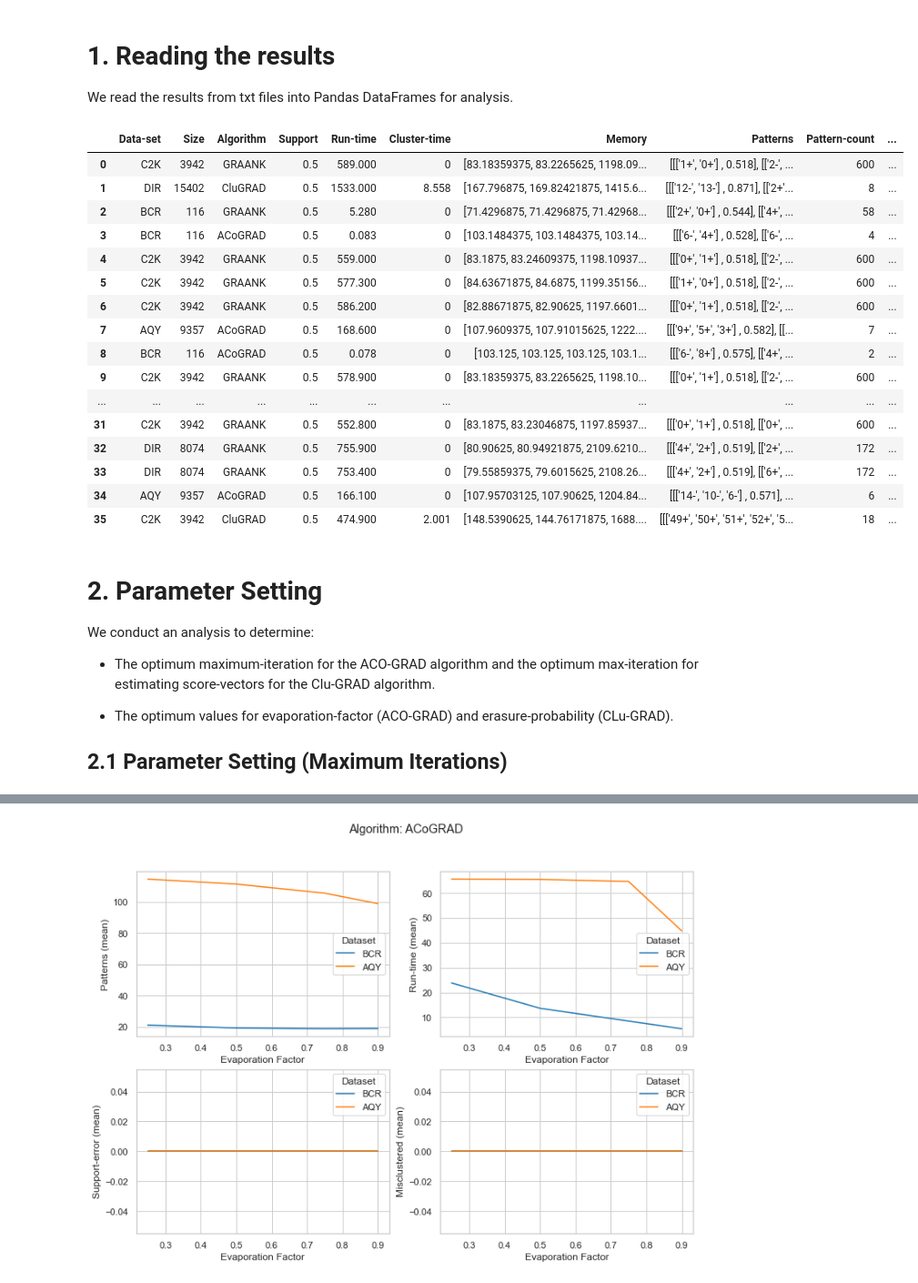
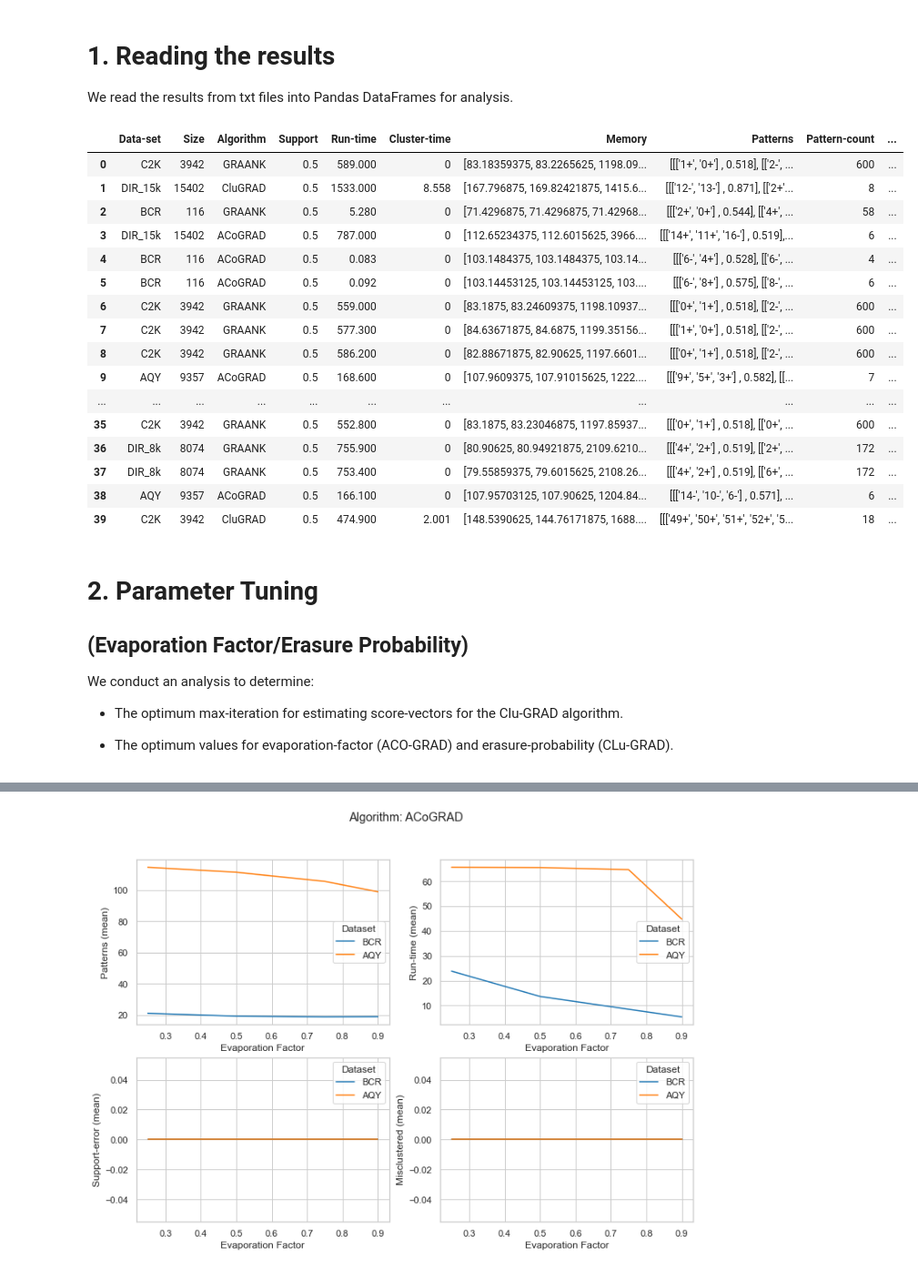
Before and after one commit to owuordickson/meso-hpc-lr, a Jupyter notebook: results/clugp/analysis.ipynb, the cells around one changed output, grey strips where cells are left out. Shown at 91% size. Cells and saved outputs as stored; diff of their text form; code cells hidden in the pictures.

```diff
--- a/results/clugp/analysis.ipynb
+++ b/results/clugp/analysis.ipynb
@@ -118,57 +118,58 @@ for file in compare_files:
         clu = float(res['B'][10][0:6]) # cluster-time
     else:
         clu = 0
 
     # Fetch patterns
     gps = [""] * pat
     gp_pos = res.loc[res['A'] == 'Pattern '].index[0] + 1 # 1st position
     for i in range(pat):
         pos = i + gp_pos
         gps[i] = [res['A'][pos], float(res['B'][pos])]
 
     if att == 10:
         col = "BCR"
     elif att == 15:
         col = "AQY"
     elif att == 98:
         col = "C2K"
     elif att == 21:
-        col = "DIR"
+        if size == 15402:
+            col = "DIR_15k"
+        else:
+            col = "DIR_8k"
     else:
         col = ""
     df_comp = df_comp.append({"Data-set": col, "Size": size, "Algorithm":alg, "Support": sup, "Run-time":run, "Cluster-time":clu, "Memory":mem, "Patterns":gps, "Pattern-count":pat, "E": evp}, ignore_index=True)
 df_comp['Algorithm'].replace({' Clu-GRAD (v1.9)' : 'CluGRAD'}, inplace=True)
 df_comp['Algorithm'].replace({' ACO-GRAANK (v4.0)' : 'ACoGRAD'}, inplace=True)
 
 
 # df_pe
 df_comp
 # %% [output]
 |  | Data-set | Size | Algorithm | Support | Run-time | Cluster-time | Memory | Patterns | Pattern-count | ... |
 | 0 | C2K | 3942 | GRAANK | 0.5 | 589.000 | 0 | [83.18359375, 83.2265625, 1198.09... | [[['1+', '0+'] , 0.518], [['2-', ... | 600 | ... |
-| 1 | DIR | 15402 | CluGRAD | 0.5 | 1533.000 | 8.558 | [167.796875, 169.82421875, 1415.6... | [[['12-', '13-'] , 0.871], [['2+'... | 8 | ... |
+| 1 | DIR_15k | 15402 | CluGRAD | 0.5 | 1533.000 | 8.558 | [167.796875, 169.82421875, 1415.6... | [[['12-', '13-'] , 0.871], [['2+'... | 8 | ... |
 | 2 | BCR | 116 | GRAANK | 0.5 | 5.280 | 0 | [71.4296875, 71.4296875, 71.42968... | [[['2+', '0+'] , 0.544], [['4+', ... | 58 | ... |
-| 3 | BCR | 116 | ACoGRAD | 0.5 | 0.083 | 0 | [103.1484375, 103.1484375, 103.14... | [[['6-', '4+'] , 0.528], [['6-', ... | 4 | ... |
-| 4 | C2K | 3942 | GRAANK | 0.5 | 559.000 | 0 | [83.1875, 83.24609375, 1198.10937... | [[['0+', '1+'] , 0.518], [['2-', ... | 600 | ... |
-| 5 | C2K | 3942 | GRAANK | 0.5 | 577.300 | 0 | [84.63671875, 84.6875, 1199.35156... | [[['1+', '0+'] , 0.518], [['2-', ... | 600 | ... |
-| 6 | C2K | 3942 | GRAANK | 0.5 | 586.200 | 0 | [82.88671875, 82.90625, 1197.6601... | [[['0+', '1+'] , 0.518], [['2-', ... | 600 | ... |
-| 7 | AQY | 9357 | ACoGRAD | 0.5 | 168.600 | 0 | [107.9609375, 107.91015625, 1222.... | [[['9+', '5+', '3+'] , 0.582], [[... | 7 | ... |
-| 8 | BCR | 116 | ACoGRAD | 0.5 | 0.078 | 0 | [103.125, 103.125, 103.125, 103.1... | [[['6-', '8+'] , 0.575], [['4+', ... | 2 | ... |
-| 9 | C2K | 3942 | GRAANK | 0.5 | 578.900 | 0 | [83.18359375, 83.2265625, 1198.10... | [[['0+', '1+'] , 0.518], [['2-', ... | 600 | ... |
+| 3 | DIR_15k | 15402 | ACoGRAD | 0.5 | 787.000 | 0 | [112.65234375, 112.6015625, 3966.... | [[['14+', '11+', '16-'] , 0.519],... | 6 | ... |
+| 4 | BCR | 116 | ACoGRAD | 0.5 | 0.083 | 0 | [103.1484375, 103.1484375, 103.14... | [[['6-', '4+'] , 0.528], [['6-', ... | 4 | ... |
+| 5 | BCR | 116 | ACoGRAD | 0.5 | 0.092 | 0 | [103.14453125, 103.14453125, 103.... | [[['6-', '8+'] , 0.575], [['8-', ... | 6 | ... |
+| 6 | C2K | 3942 | GRAANK | 0.5 | 559.000 | 0 | [83.1875, 83.24609375, 1198.10937... | [[['0+', '1+'] , 0.518], [['2-', ... | 600 | ... |
+| 7 | C2K | 3942 | GRAANK | 0.5 | 577.300 | 0 | [84.63671875, 84.6875, 1199.35156... | [[['1+', '0+'] , 0.518], [['2-', ... | 600 | ... |
+| 8 | C2K | 3942 | GRAANK | 0.5 | 586.200 | 0 | [82.88671875, 82.90625, 1197.6601... | [[['0+', '1+'] , 0.518], [['2-', ... | 600 | ... |
+| 9 | AQY | 9357 | ACoGRAD | 0.5 | 168.600 | 0 | [107.9609375, 107.91015625, 1222.... | [[['9+', '5+', '3+'] , 0.582], [[... | 7 | ... |
 | ... | ... | ... | ... | ... | ... | ... | ... | ... | ... | ... |
-| 31 | C2K | 3942 | GRAANK | 0.5 | 552.800 | 0 | [83.1875, 83.23046875, 1197.85937... | [[['0+', '1+'] , 0.518], [['0+', ... | 600 | ... |
-| 32 | DIR | 8074 | GRAANK | 0.5 | 755.900 | 0 | [80.90625, 80.94921875, 2109.6210... | [[['4+', '2+'] , 0.519], [['2+', ... | 172 | ... |
-| 33 | DIR | 8074 | GRAANK | 0.5 | 753.400 | 0 | [79.55859375, 79.6015625, 2108.26... | [[['4+', '2+'] , 0.519], [['6+', ... | 172 | ... |
-| 34 | AQY | 9357 | ACoGRAD | 0.5 | 166.100 | 0 | [107.95703125, 107.90625, 1204.84... | [[['14-', '10-', '6-'] , 0.571], ... | 6 | ... |
-| 35 | C2K | 3942 | CluGRAD | 0.5 | 474.900 | 2.001 | [148.5390625, 144.76171875, 1688.... | [[['49+', '50+', '51+', '52+', '5... | 18 | ... |
+| 35 | C2K | 3942 | GRAANK | 0.5 | 552.800 | 0 | [83.1875, 83.23046875, 1197.85937... | [[['0+', '1+'] , 0.518], [['0+', ... | 600 | ... |
+| 36 | DIR_8k | 8074 | GRAANK | 0.5 | 755.900 | 0 | [80.90625, 80.94921875, 2109.6210... | [[['4+', '2+'] , 0.519], [['2+', ... | 172 | ... |
+| 37 | DIR_8k | 8074 | GRAANK | 0.5 | 753.400 | 0 | [79.55859375, 79.6015625, 2108.26... | [[['4+', '2+'] , 0.519], [['6+', ... | 172 | ... |
+| 38 | AQY | 9357 | ACoGRAD | 0.5 | 166.100 | 0 | [107.95703125, 107.90625, 1204.84... | [[['14-', '10-', '6-'] , 0.571], ... | 6 | ... |
+| 39 | C2K | 3942 | CluGRAD | 0.5 | 474.900 | 2.001 | [148.5390625, 144.76171875, 1688.... | [[['49+', '50+', '51+', '52+', '5... | 18 | ... |
 # %% [markdown]
-# 2. Parameter Setting
+# 2. Parameter Tuning
+## (Evaporation Factor/Erasure Probability)
 
 We conduct an analysis to determine:
 
-* The optimum maximum-iteration for the ACO-GRAD algorithm and the optimum max-iteration for estimating score-vectors for the Clu-GRAD algorithm.
+* The optimum max-iteration for estimating score-vectors for the Clu-GRAD algorithm.
 
 * The optimum values for evaporation-factor (ACO-GRAD) and erasure-probability (CLu-GRAD).
-
-
-## 2.1 Parameter Setting (Maximum Iterations)
```
Also changed, not shown: parts of 3 cells of this notebook.
